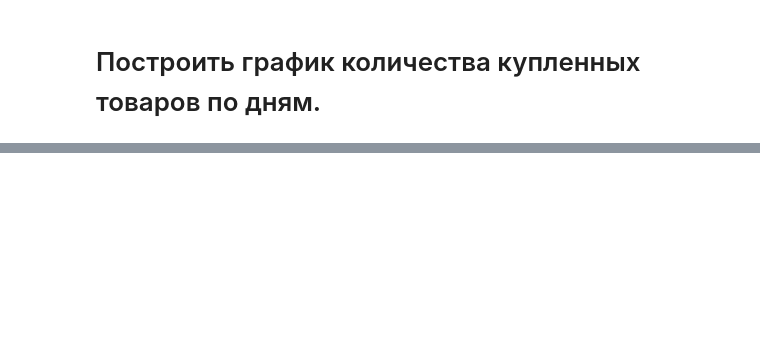
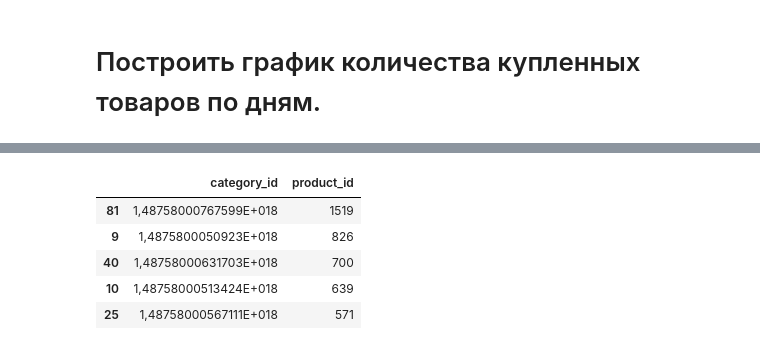
Before and after one commit to AlexVachkan/Data-exploration, a Jupyter notebook: Sima_land/sima_analitics_test.ipynb, the cells around one changed output, grey strips where cells are left out. Saved outputs shown, nothing was run; the diff lists cells and outputs as text; code cells hidden in the pictures; blank space fills up the shorter version.

```diff
--- a/Sima_land/sima_analitics_test.ipynb
+++ b/Sima_land/sima_analitics_test.ipynb
@@ -176,0 +211,3 @@ df.pivot_table(index='event_time', values='product_id', aggfunc='count').reset_i
+# %%
+df['month'] = df['event_time'].dt.to_period('M')
+df.head()
@@ -176,0 +315,10 @@ df.pivot_table(index='event_time', values='product_id', aggfunc='count').reset_i
+# %%
+df.pivot_table(index='category_id', values='product_id', aggfunc='count').reset_index().sort_values(
+    by='product_id', ascending=False).head()
+# %% [output]
+|  | category_id | product_id |
+| 81 | 1,48758000767599E+018 | 1519 |
+| 9 | 1,4875800050923E+018 | 826 |
+| 40 | 1,48758000631703E+018 | 700 |
+| 10 | 1,48758000513424E+018 | 639 |
+| 25 | 1,48758000567111E+018 | 571 |
```
Also changed, not shown: parts of 36 cells of this notebook.
